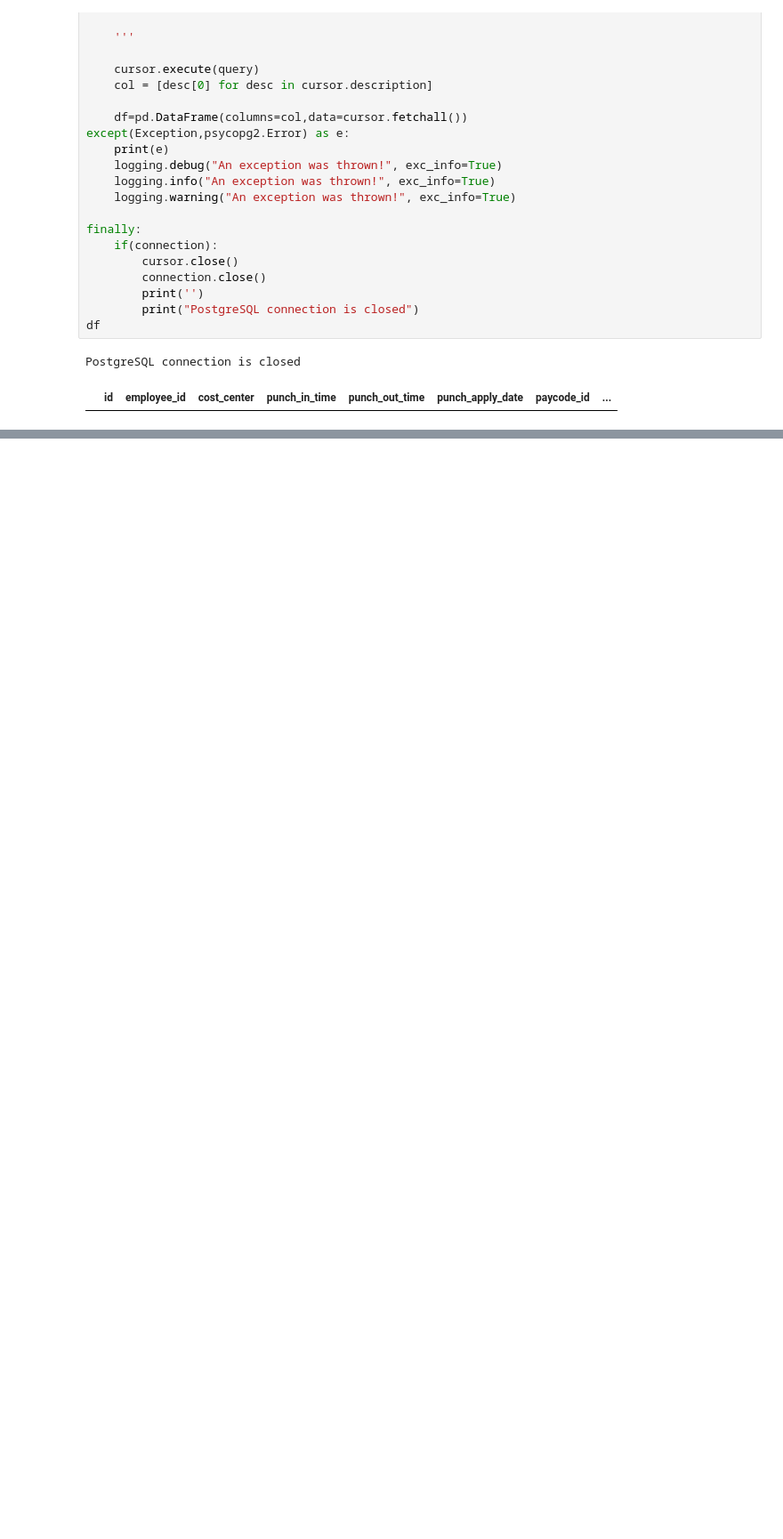
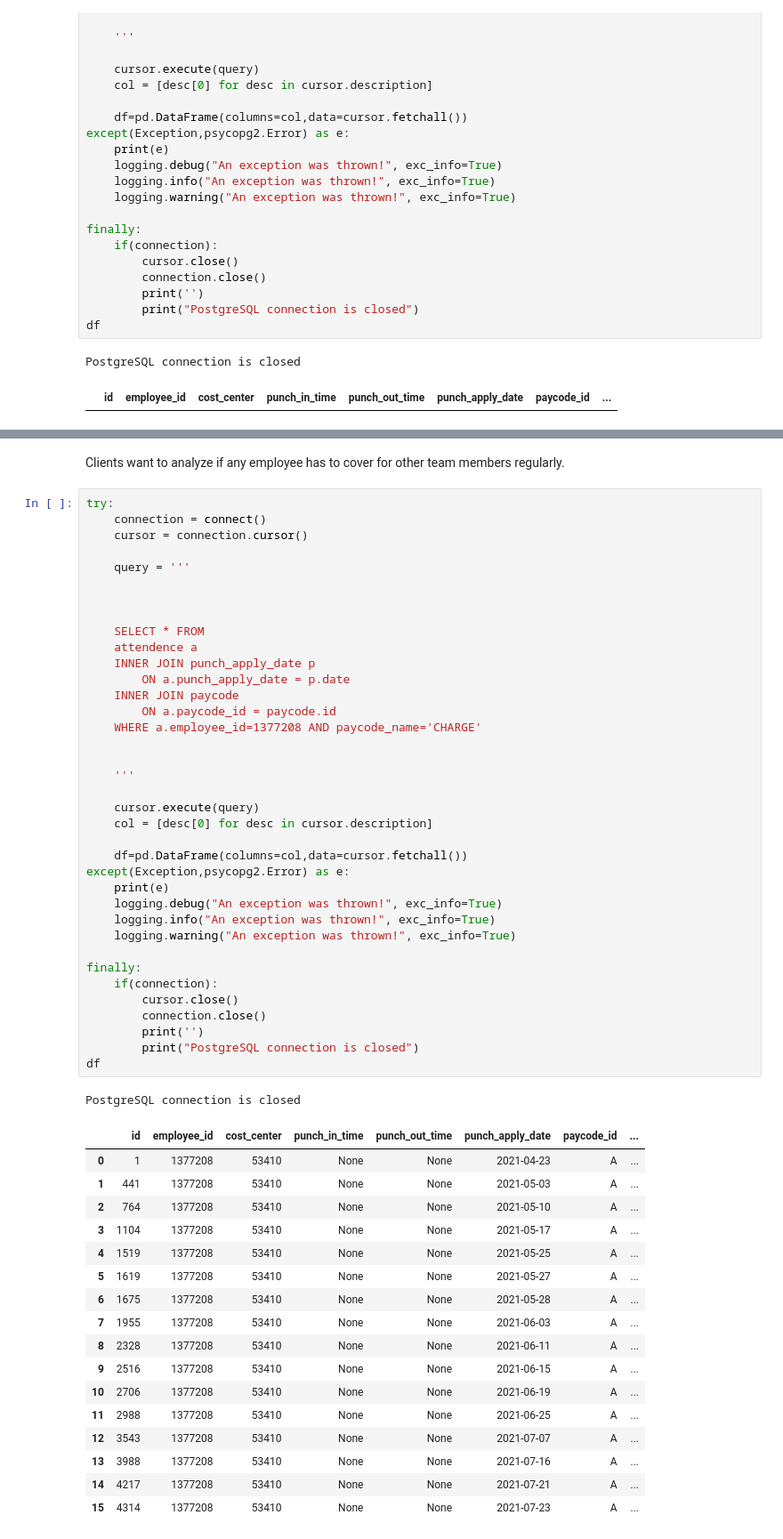
Before and after one commit to callingsandesh/Leapfrog-Assignment, a Jupyter notebook: Data/3rd Week(OLAP Design)/Day1/hospital datawarehouse.ipynb, the cells around one changed output, grey strips where cells are left out. Shown at 89% size. Drawn from its saved outputs; the diff is of its cells as text; blank space fills up the shorter version.

```diff
--- a/Data/3rd Week(OLAP Design)/Day1/hospital datawarehouse.ipynb
+++ b/Data/3rd Week(OLAP Design)/Day1/hospital datawarehouse.ipynb
@@ -1075,0 +1080,58 @@ plt.show()
+# %% [markdown]
+Clients want to analyze if any employee has to cover for other team members regularly.
+# %%
+try:
+    connection = connect()
+    cursor = connection.cursor()
+
+    query = '''
+
+
+
+    SELECT * FROM
+    attendence a
+    INNER JOIN punch_apply_date p
+        ON a.punch_apply_date = p.date
+    INNER JOIN paycode
+        ON a.paycode_id = paycode.id
+    WHERE a.employee_id=1377208 AND paycode_name='CHARGE'
+
+
+    '''
+
+    cursor.execute(query)
+    col = [desc[0] for desc in cursor.description]
+
+    df=pd.DataFrame(columns=col,data=cursor.fetchall())
+except(Exception,psycopg2.Error) as e:
+    print(e)
+    logging.debug("An exception was thrown!", exc_info=True)
+    logging.info("An exception was thrown!", exc_info=True)
+    logging.warning("An exception was thrown!", exc_info=True)
+
+finally:
+    if(connection):
+        cursor.close()
+        connection.close()
+        print('')
+        print("PostgreSQL connection is closed")
+df
+# %% [output]
+PostgreSQL connection is closed
+|  | id | employee_id | cost_center | punch_in_time | punch_out_time | punch_apply_date | paycode_id | ... |
+| 0 | 1 | 1377208 | 53410 | None | None | 2021-04-23 | A | ... |
+| 1 | 441 | 1377208 | 53410 | None | None | 2021-05-03 | A | ... |
+| 2 | 764 | 1377208 | 53410 | None | None | 2021-05-10 | A | ... |
+| 3 | 1104 | 1377208 | 53410 | None | None | 2021-05-17 | A | ... |
+| 4 | 1519 | 1377208 | 53410 | None | None | 2021-05-25 | A | ... |
+| 5 | 1619 | 1377208 | 53410 | None | None | 2021-05-27 | A | ... |
+| 6 | 1675 | 1377208 | 53410 | None | None | 2021-05-28 | A | ... |
+| 7 | 1955 | 1377208 | 53410 | None | None | 2021-06-03 | A | ... |
+| 8 | 2328 | 1377208 | 53410 | None | None | 2021-06-11 | A | ... |
+| 9 | 2516 | 1377208 | 53410 | None | None | 2021-06-15 | A | ... |
+| 10 | 2706 | 1377208 | 53410 | None | None | 2021-06-19 | A | ... |
+| 11 | 2988 | 1377208 | 53410 | None | None | 2021-06-25 | A | ... |
+| 12 | 3543 | 1377208 | 53410 | None | None | 2021-07-07 | A | ... |
+| 13 | 3988 | 1377208 | 53410 | None | None | 2021-07-16 | A | ... |
+| 14 | 4217 | 1377208 | 53410 | None | None | 2021-07-21 | A | ... |
+| 15 | 4314 | 1377208 | 53410 | None | None | 2021-07-23 | A | ... |
```
Also changed, not shown: parts of 34 cells of this notebook.
